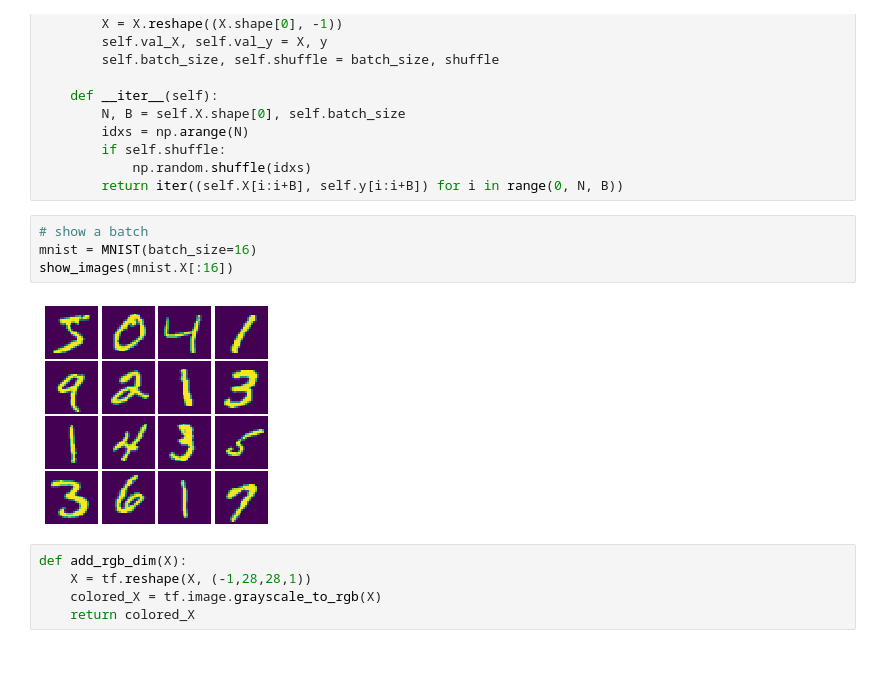
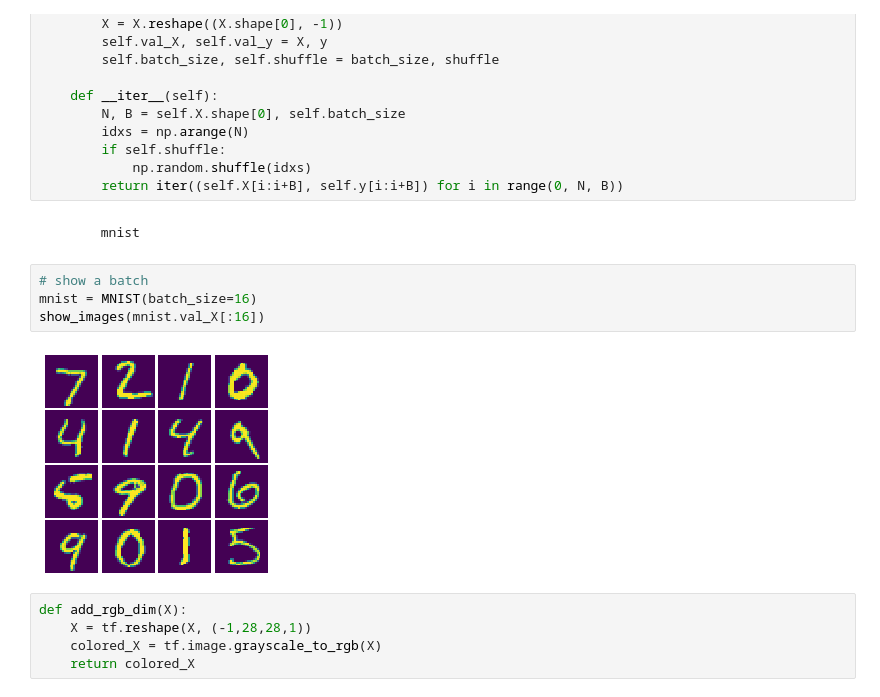
Before and after one commit to kkessel/cs231n-project, a Jupyter notebook: MNIST Colorization.ipynb, the cells around one changed output. Cells and saved outputs as stored; diff of their text form; blank space fills up the shorter version.

```diff
--- a/MNIST Colorization.ipynb
+++ b/MNIST Colorization.ipynb
@@ -76,12 +76,14 @@ class MNIST(object):
         if self.shuffle:
             np.random.shuffle(idxs)
         return iter((self.X[i:i+B], self.y[i:i+B]) for i in range(0, N, B))
+# %% [markdown]
+          mnist
 # %%
 # show a batch
 mnist = MNIST(batch_size=16)
-show_images(mnist.X[:16])
+show_images(mnist.val_X[:16])
 # %% [output]
-[figure, old version]
+[figure, new version]
 # %%
 def add_rgb_dim(X):
     X = tf.reshape(X, (-1,28,28,1))
```
Also changed, not shown: parts of 21 cells of this notebook.
